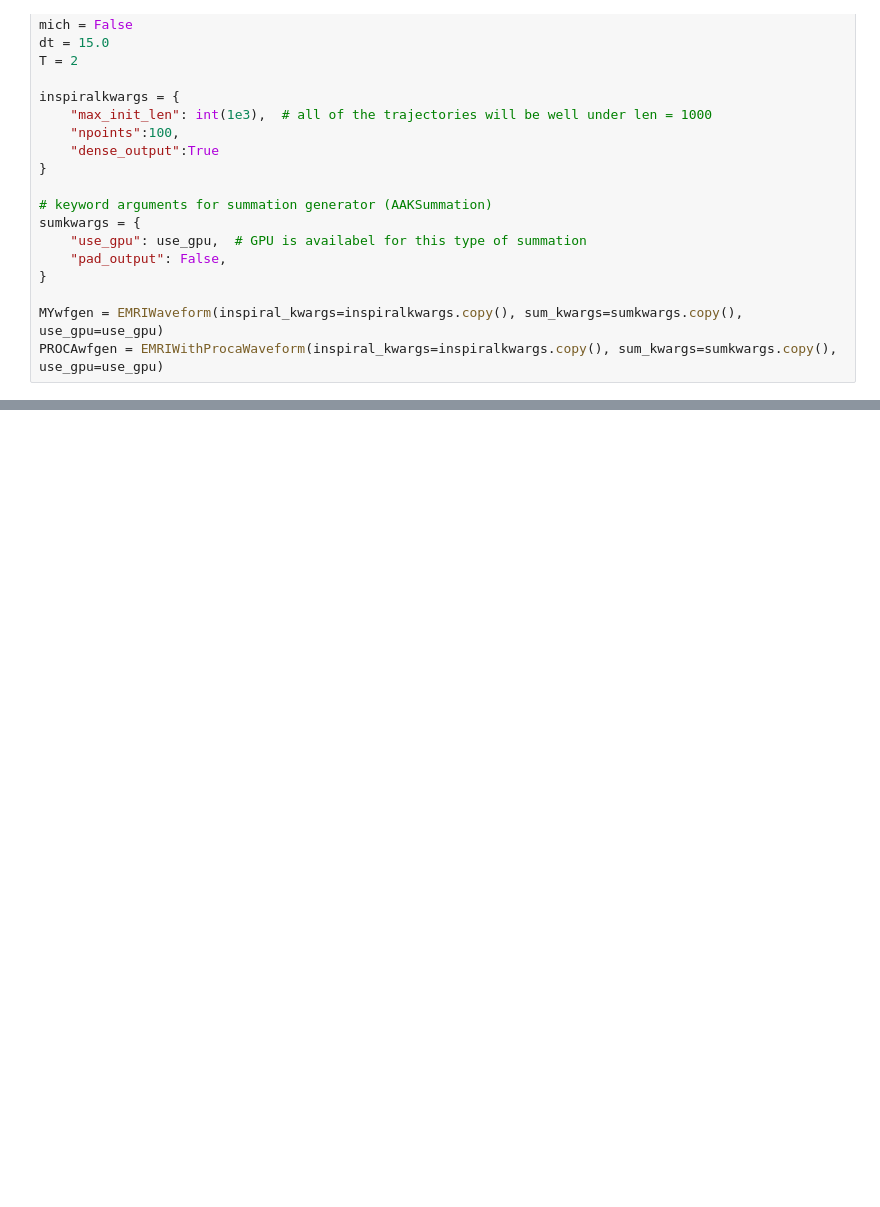
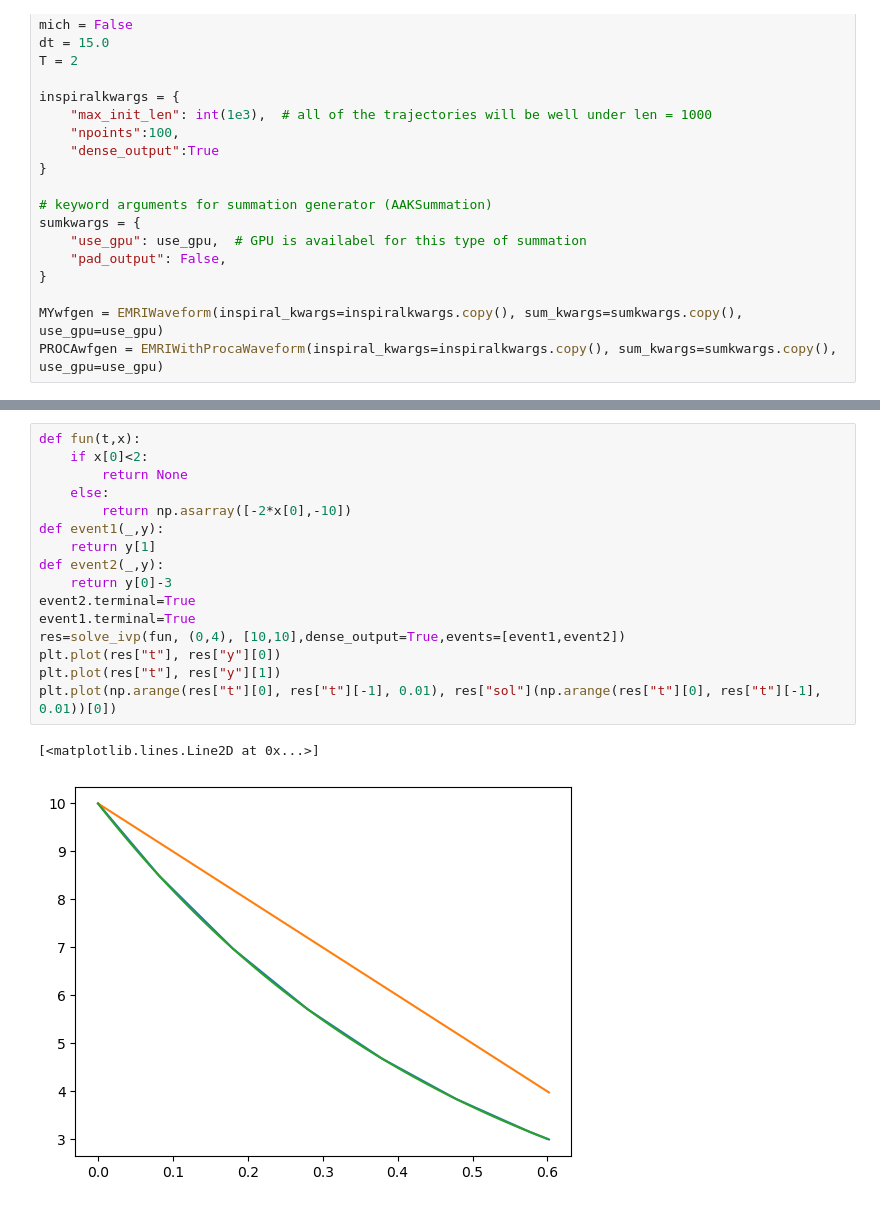
Before and after one commit to Shaun-F/GWGenerator, a Jupyter notebook: debugging/ODE_Solver.ipynb, the cells around one changed output, grey strips where cells are left out. Saved outputs shown, nothing was run; the diff lists cells and outputs as text; blank space fills up the shorter version.

```diff
--- a/debugging/ODE_Solver.ipynb
+++ b/debugging/ODE_Solver.ipynb
@@ -411,0 +304,19 @@ plt.plot(np.arange(len(wvp))*dt,wvp.real)
+# %%
+def fun(t,x):
+    if x[0]<2:
+        return None
+    else:
+        return np.asarray([-2*x[0],-10])
+def event1(_,y):
+    return y[1]
+def event2(_,y):
+    return y[0]-3
+event2.terminal=True
+event1.terminal=True
+res=solve_ivp(fun, (0,4), [10,10],dense_output=True,events=[event1,event2])
+plt.plot(res["t"], res["y"][0])
+plt.plot(res["t"], res["y"][1])
+plt.plot(np.arange(res["t"][0], res["t"][-1], 0.01), res["sol"](np.arange(res["t"][0], res["t"][-1], 0.01))[0])
+# %% [output]
+[<matplotlib.lines.Line2D at 0x...>]
+[figure, added]
```
Also changed, not shown: parts of 14 cells of this notebook, 4 other files.
